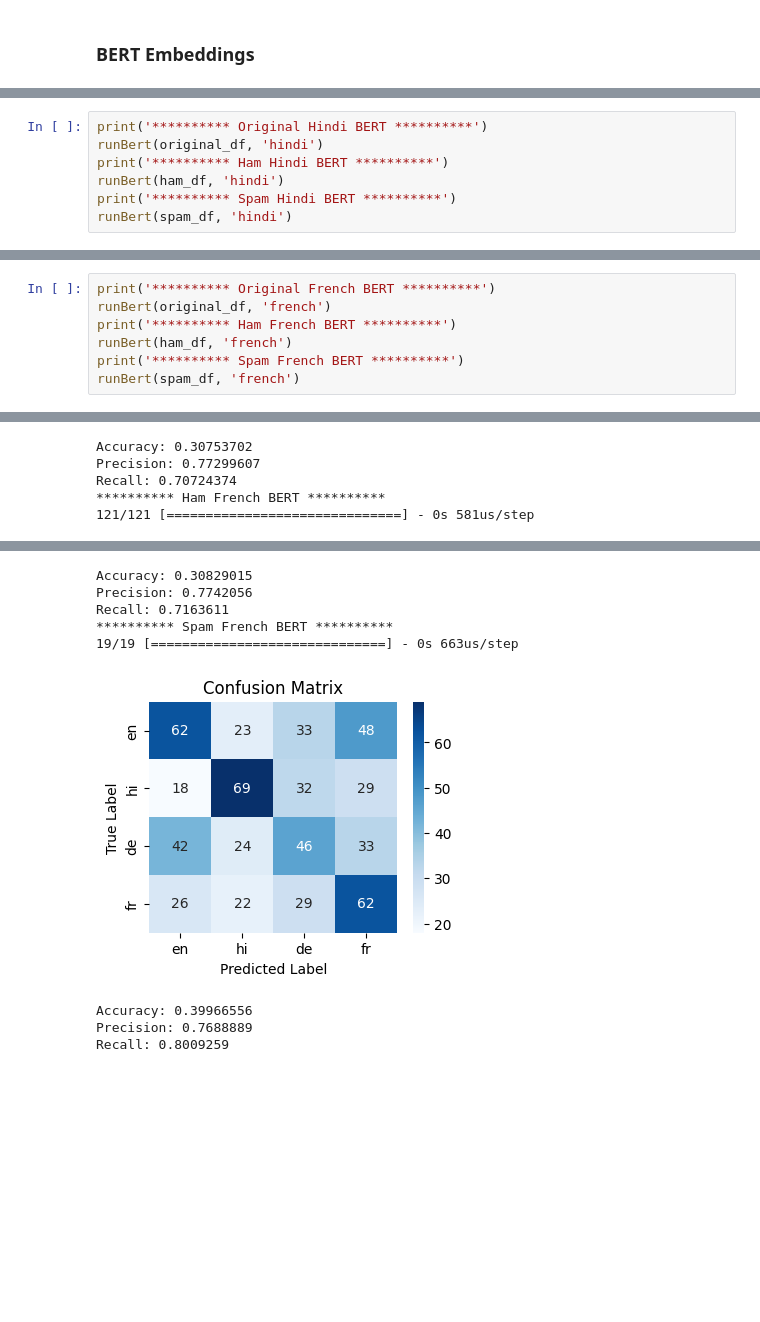
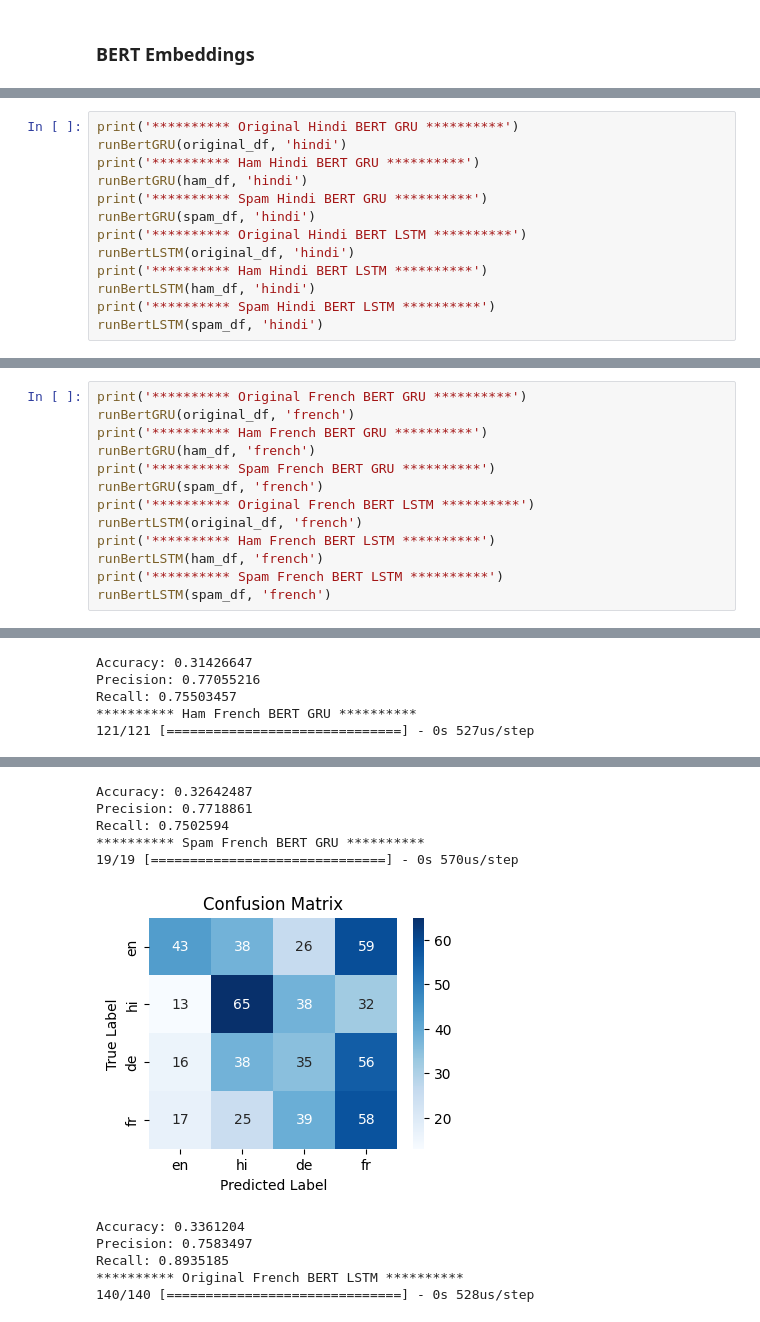
Before and after one commit to lizfrey/comp-neuro-final-project, a Jupyter notebook: main.ipynb, the cells around one changed output, grey strips where cells are left out. Cells and saved outputs as stored; diff of their text form; blank space fills up the shorter version.

Commit message:
added lstm layer

```diff
--- a/main.ipynb
+++ b/main.ipynb
@@ -372,8 +500,14 @@ Recall: 0.9236111
 # %%
-print('********** Original Hindi BERT **********')
-runBert(original_df, 'hindi')
-print('********** Ham Hindi BERT **********')
-runBert(ham_df, 'hindi')
-print('********** Spam Hindi BERT **********')
-runBert(spam_df, 'hindi')
+print('********** Original Hindi BERT GRU **********')
+runBertGRU(original_df, 'hindi')
+print('********** Ham Hindi BERT GRU **********')
+runBertGRU(ham_df, 'hindi')
+print('********** Spam Hindi BERT GRU **********')
+runBertGRU(spam_df, 'hindi')
+print('********** Original Hindi BERT LSTM **********')
+runBertLSTM(original_df, 'hindi')
+print('********** Ham Hindi BERT LSTM **********')
+runBertLSTM(ham_df, 'hindi')
+print('********** Spam Hindi BERT LSTM **********')
+runBertLSTM(spam_df, 'hindi')
 # %% [output]
@@ -398,8 +550,14 @@ Recall: 0.8032407
 # %%
-print('********** Original French BERT **********')
-runBert(original_df, 'french')
-print('********** Ham French BERT **********')
-runBert(ham_df, 'french')
-print('********** Spam French BERT **********')
-runBert(spam_df, 'french')
+print('********** Original French BERT GRU **********')
+runBertGRU(original_df, 'french')
+print('********** Ham French BERT GRU **********')
+runBertGRU(ham_df, 'french')
+print('********** Spam French BERT GRU **********')
+runBertGRU(spam_df, 'french')
+print('********** Original French BERT LSTM **********')
+runBertLSTM(original_df, 'french')
+print('********** Ham French BERT LSTM **********')
+runBertLSTM(ham_df, 'french')
+print('********** Spam French BERT LSTM **********')
+runBertLSTM(spam_df, 'french')
 # %% [output]
@@ -409,5 +567,5 @@ runBert(spam_df, 'french')
-Accuracy: 0.30753702
-Precision: 0.77299607
-Recall: 0.70724374
-********** Ham French BERT **********
-121/121 [==============================] - 0s 581us/step
+Accuracy: 0.31426647
+Precision: 0.77055216
+Recall: 0.75503457
+********** Ham French BERT GRU **********
+121/121 [==============================] - 0s 527us/step
@@ -415,9 +573,11 @@ Recall: 0.70724374
-Accuracy: 0.30829015
-Precision: 0.7742056
-Recall: 0.7163611
-********** Spam French BERT **********
-19/19 [==============================] - 0s 663us/step
+Accuracy: 0.32642487
+Precision: 0.7718861
+Recall: 0.7502594
+********** Spam French BERT GRU **********
+19/19 [==============================] - 0s 570us/step
-[figure, old version]
+[figure, new version]
-Accuracy: 0.39966556
-Precision: 0.7688889
-Recall: 0.8009259
+Accuracy: 0.3361204
+Precision: 0.7583497
+Recall: 0.8935185
+********** Original French BERT LSTM **********
+140/140 [==============================] - 0s 528us/step
```
Also changed, not shown: parts of 16 cells of this notebook, 1 other file.
